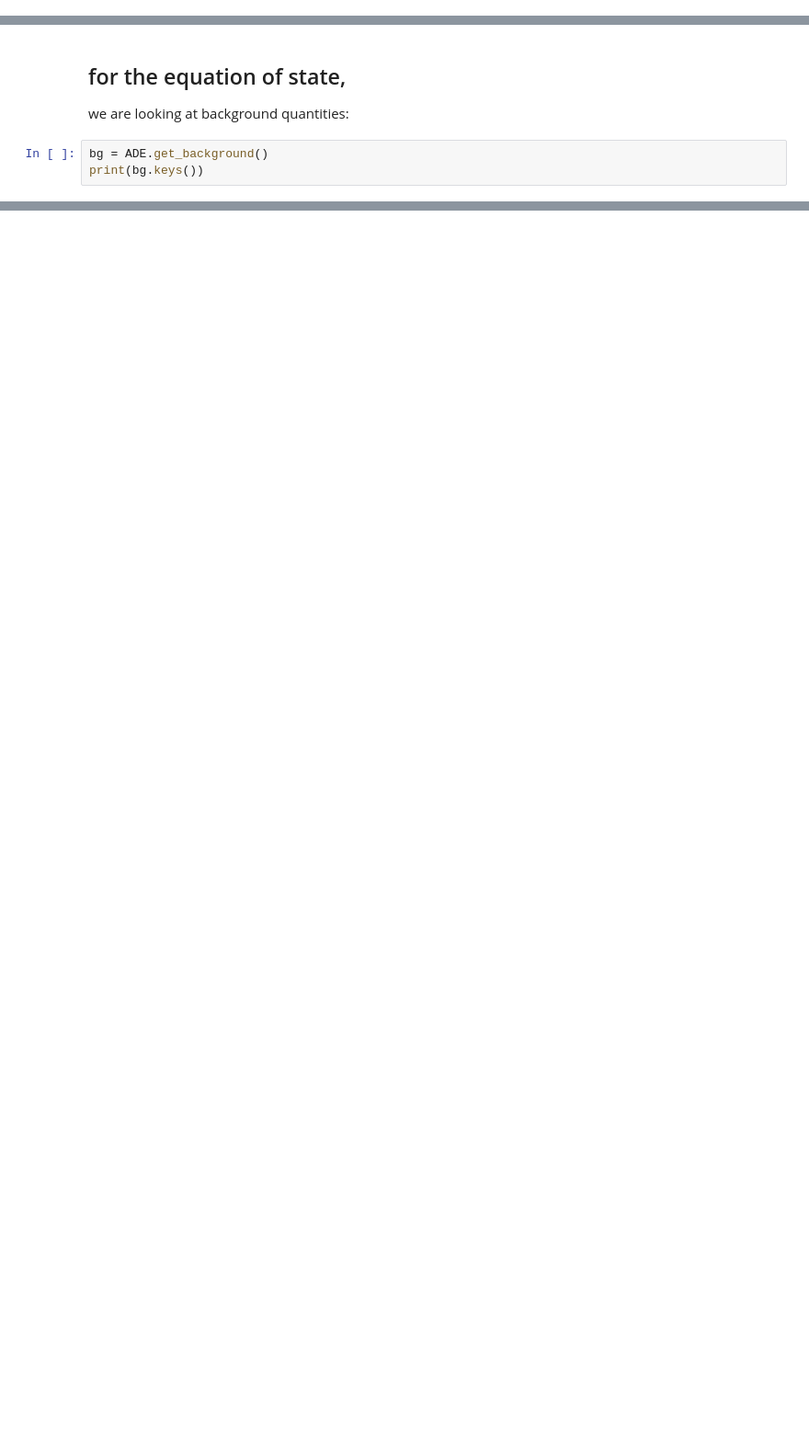
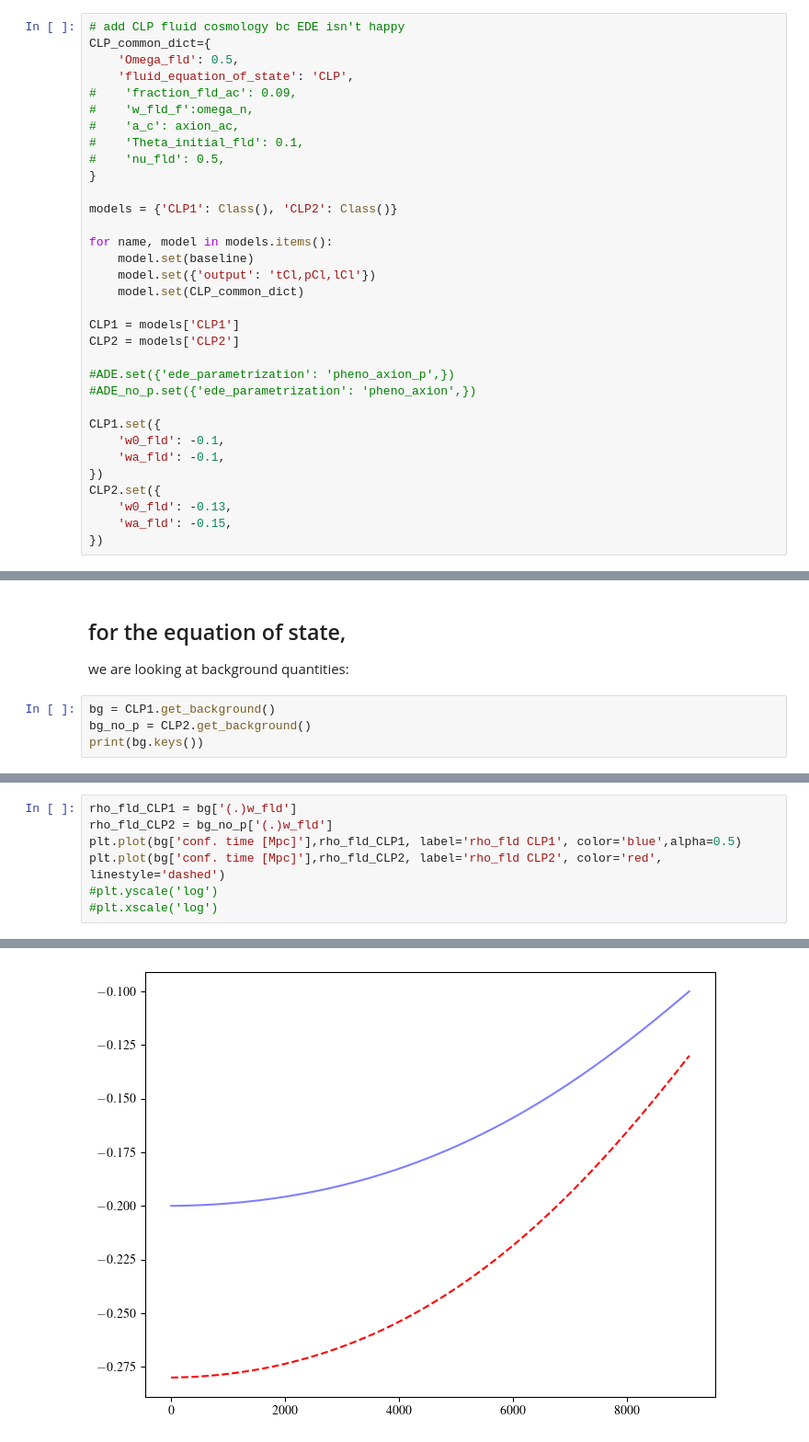
Before and after one commit to marcobeIIa/AxiCLASS, a Jupyter notebook: notebooks/mb_training.ipynb, the cells around one changed output, grey strips where cells are left out. Shown at 92% size. Cells and saved outputs as stored; diff of their text form; blank space fills up the shorter version.

```diff
--- a/notebooks/mb_training.ipynb
+++ b/notebooks/mb_training.ipynb
@@ -48,0 +40,33 @@ True
+# %%
+# add CLP fluid cosmology bc EDE isn't happy
+CLP_common_dict={
+    'Omega_fld': 0.5,
+    'fluid_equation_of_state': 'CLP',
+#    'fraction_fld_ac': 0.09,
+#    'w_fld_f':omega_n,
+#    'a_c': axion_ac,
+#    'Theta_initial_fld': 0.1,
+#    'nu_fld': 0.5,
+}
+
+models = {'CLP1': Class(), 'CLP2': Class()}
+
+for name, model in models.items():
+    model.set(baseline)
+    model.set({'output': 'tCl,pCl,lCl'})
+    model.set(CLP_common_dict)
+
+CLP1 = models['CLP1']
+CLP2 = models['CLP2']
+
+#ADE.set({'ede_parametrization': 'pheno_axion_p',})
+#ADE_no_p.set({'ede_parametrization': 'pheno_axion',})
+
+CLP1.set({
+    'w0_fld': -0.1,
+    'wa_fld': -0.1,
+})
+CLP2.set({
+    'w0_fld': -0.13,
+    'wa_fld': -0.15,
+})
@@ -91,6 +121,7 @@ for i in range(2):
 ## for the equation of state,
 we are looking at background quantities:
 # %%
-bg = ADE.get_background()
+bg = CLP1.get_background()
+bg_no_p = CLP2.get_background()
 print(bg.keys())
 # %% [output]
@@ -97,0 +129,8 @@ NameError: name 'axi_class' is not defined
+# %%
+rho_fld_CLP1 = bg['(.)w_fld']
+rho_fld_CLP2 = bg_no_p['(.)w_fld']
+plt.plot(bg['conf. time [Mpc]'],rho_fld_CLP1, label='rho_fld CLP1', color='blue',alpha=0.5)
+plt.plot(bg['conf. time [Mpc]'],rho_fld_CLP2, label='rho_fld CLP2', color='red', linestyle='dashed')
+#plt.yscale('log')
+#plt.xscale('log')
+# %% [output]
@@ -97,0 +138 @@ NameError: name 'axi_class' is not defined
+[figure, added]
```
Also changed, not shown: parts of 12 cells of this notebook, 5 other files.
